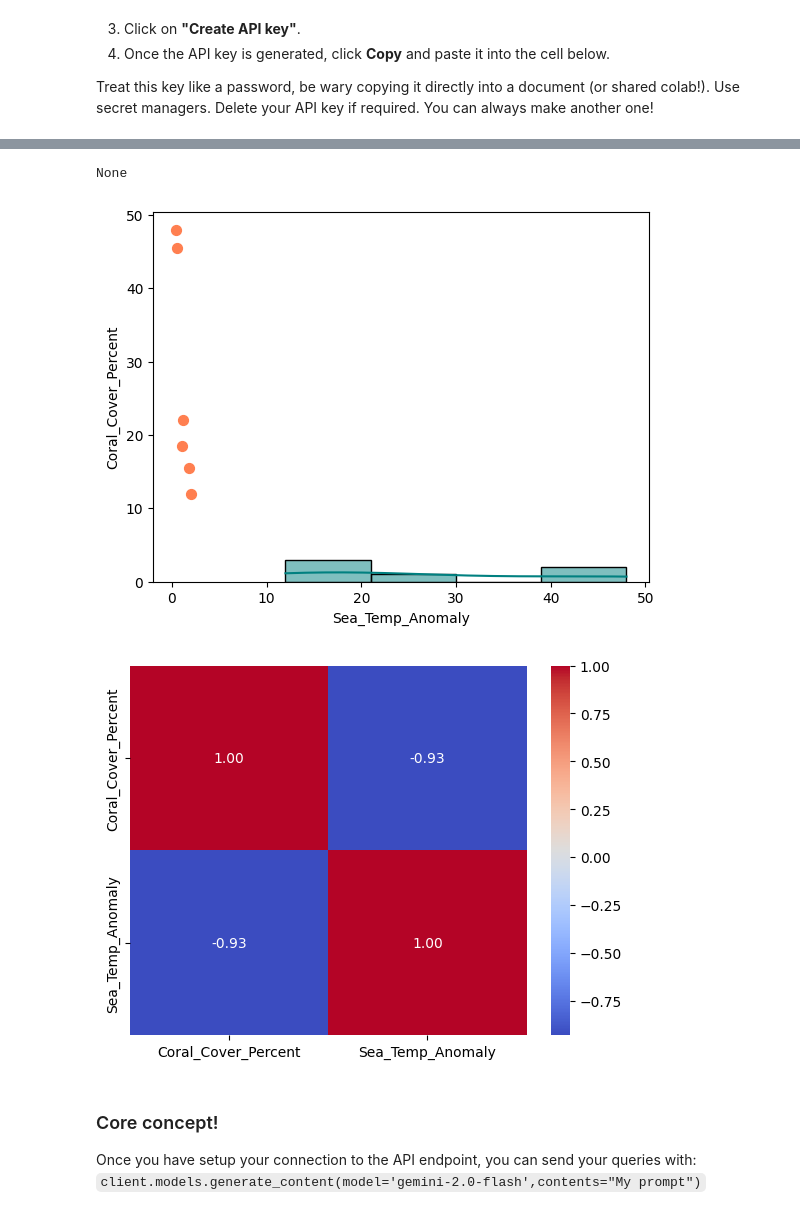
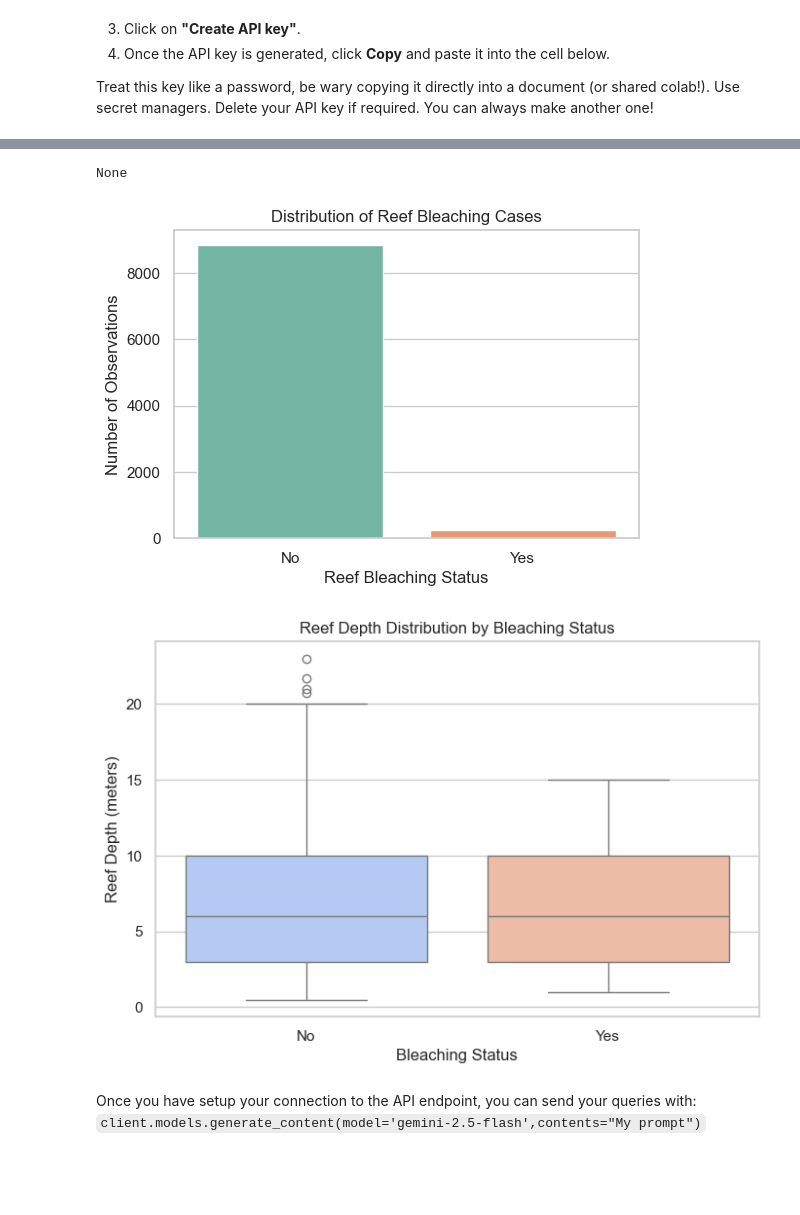
Before and after one commit to gdgaiforscience/Build-with-AI, a Jupyter notebook: session/01-intro.ipynb, the cells around one changed output, grey strips where cells are left out. Drawn from its saved outputs; the diff is of its cells as text; code cells hidden in the pictures; blank space fills up the shorter version.

```diff
--- a/session/01-intro.ipynb
+++ b/session/01-intro.ipynb
@@ -1437,19 +1591,27 @@ df_reefs
 # %%
-# A quick look at the data
-display(df_reefs.info())
-
-# Scatter plot of Coral Cover vs Sea Temp Anomaly
-df_reefs.plot(kind='scatter', x='Sea_Temp_Anomaly', y='Coral_Cover_Percent', s=50, color='coral')
+# A quick look at the real dataset structure
+display(df.info())
 
 import seaborn as sns
 import matplotlib.pyplot as plt
 
-# Histplot of Coral Cover
-sns.histplot(df_reefs['Coral_Cover_Percent'], kde=True, color='teal')
+# Set up plotting style
+sns.set_theme(style="whitegrid")
+
+# Plot 1: Distribution of Bleaching Cases (Yes vs No)
+plt.figure(figsize=(6, 4))
+sns.countplot(data=df, x='Bleaching', hue='Bleaching', palette='Set2', legend=False)
+plt.title('Distribution of Reef Bleaching Cases')
+plt.xlabel('Reef Bleaching Status')
+plt.ylabel('Number of Observations')
 plt.show()
 
-# Heatmap of correlations
-sns.heatmap(df_reefs.corr(numeric_only=True), annot=True, cmap='coolwarm', fmt=".2f")
+# Plot 2: Distribution of Reef Depth by Bleaching Status
+plt.figure(figsize=(8, 5))
+sns.boxplot(data=df, x='Bleaching', hue='Bleaching', y='Depth', palette='coolwarm', legend=False)
+plt.title('Reef Depth Distribution by Bleaching Status')
+plt.xlabel('Bleaching Status')
+plt.ylabel('Reef Depth (meters)')
 plt.show()
 # %% [output]
 <class 'pandas.DataFrame'>
@@ -1467,4 +1636,4 @@ memory usage: 520.0 bytes
 None
-[figure, old version]
+[figure, new version]
-[figure, old version]
+[figure, new version]
 # %%
@@ -1483,7 +1652,6 @@ question_1 = "Which reef has the lowest coral cover percent and what is its stat
 full_prompt = prompt + question_1
 # %% [markdown]
-### Core concept!
-Once you have setup your connection to the API endpoint, you can send your queries with: `client.models.generate_content(model='gemini-2.0-flash',contents="My prompt")`
+Once you have setup your connection to the API endpoint, you can send your queries with: `client.models.generate_content(model='gemini-2.5-flash',contents="My prompt")`
 # %%
 response = client.models.generate_content(
     model='gemini-2.5-flash',
```
Also changed, not shown: parts of 14 cells of this notebook.
